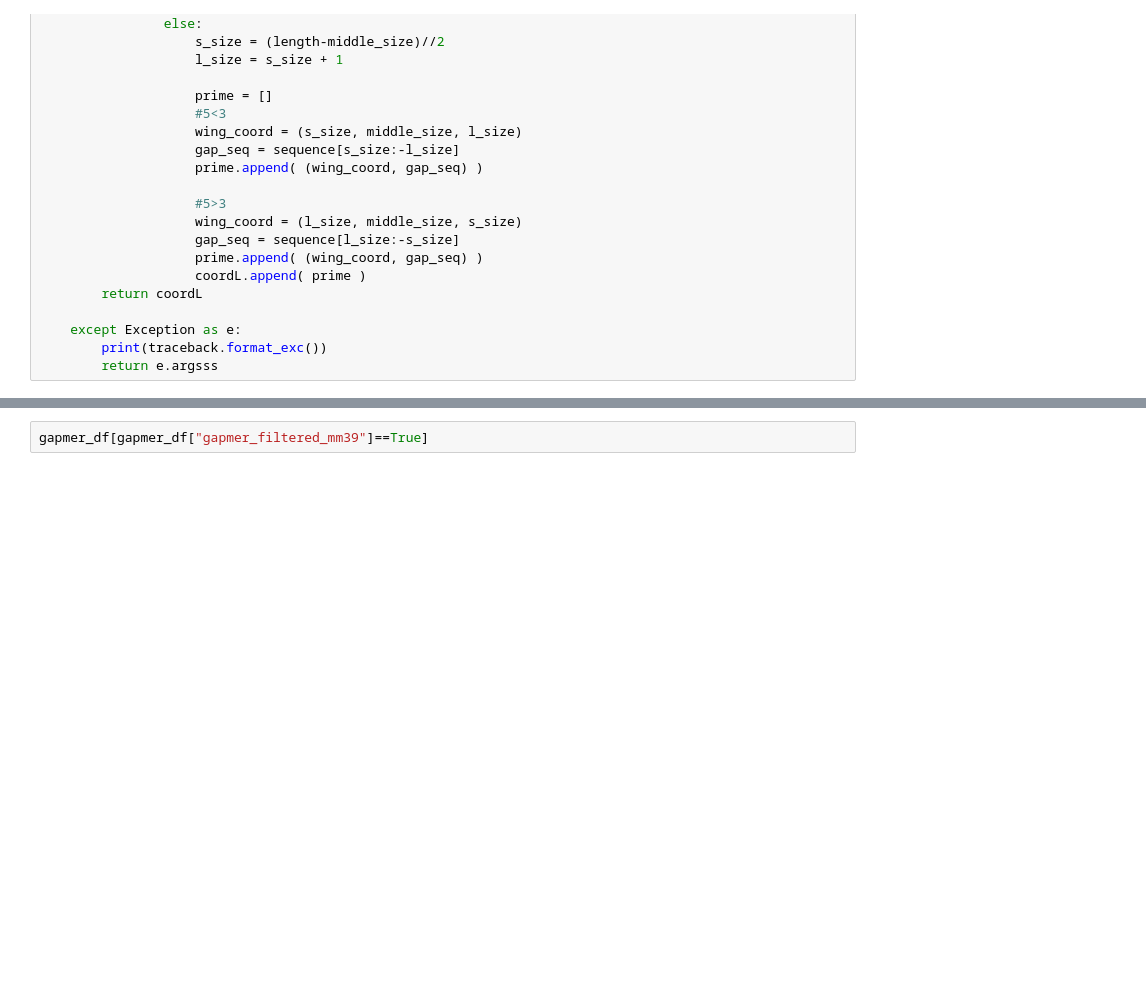
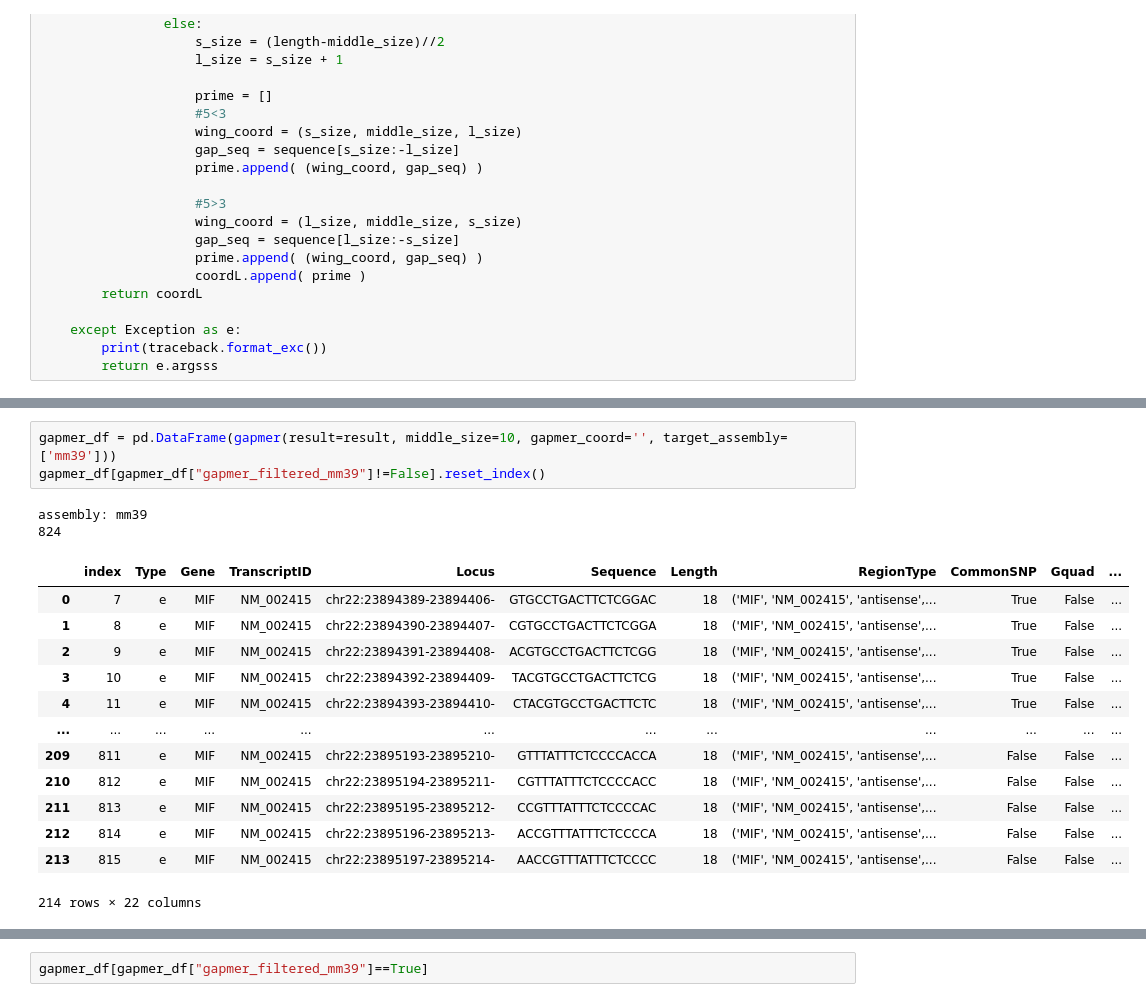
Before and after one commit to Planet-KIM/ASOPIPE, a Jupyter notebook: notebook/gapmer.ipynb, the cells around one changed output, grey strips where cells are left out. Saved outputs shown, nothing was run; the diff lists cells and outputs as text; blank space fills up the shorter version.

```diff
--- a/notebook/gapmer.ipynb
+++ b/notebook/gapmer.ipynb
@@ -196 +248,20 @@ def gapmer(result, middle_size=10, gapmer_coord='',target_assembly=["mm39"]):
+# %%
+gapmer_df = pd.DataFrame(gapmer(result=result, middle_size=10, gapmer_coord='', target_assembly=['mm39']))
+gapmer_df[gapmer_df["gapmer_filtered_mm39"]!=False].reset_index()
+# %% [output]
+assembly: mm39
+824
+|  | index | Type | Gene | TranscriptID | Locus | Sequence | Length | RegionType | CommonSNP | Gquad | ... |
+| 0 | 7 | e | MIF | NM_002415 | chr22:23894389-23894406- | GTGCCTGACTTCTCGGAC | 18 | ('MIF', 'NM_002415', 'antisense',... | True | False | ... |
+| 1 | 8 | e | MIF | NM_002415 | chr22:23894390-23894407- | CGTGCCTGACTTCTCGGA | 18 | ('MIF', 'NM_002415', 'antisense',... | True | False | ... |
+| 2 | 9 | e | MIF | NM_002415 | chr22:23894391-23894408- | ACGTGCCTGACTTCTCGG | 18 | ('MIF', 'NM_002415', 'antisense',... | True | False | ... |
+| 3 | 10 | e | MIF | NM_002415 | chr22:23894392-23894409- | TACGTGCCTGACTTCTCG | 18 | ('MIF', 'NM_002415', 'antisense',... | True | False | ... |
+| 4 | 11 | e | MIF | NM_002415 | chr22:23894393-23894410- | CTACGTGCCTGACTTCTC | 18 | ('MIF', 'NM_002415', 'antisense',... | True | False | ... |
+| ... | ... | ... | ... | ... | ... | ... | ... | ... | ... | ... | ... |
+| 209 | 811 | e | MIF | NM_002415 | chr22:23895193-23895210- | GTTTATTTCTCCCCACCA | 18 | ('MIF', 'NM_002415', 'antisense',... | False | False | ... |
+| 210 | 812 | e | MIF | NM_002415 | chr22:23895194-23895211- | CGTTTATTTCTCCCCACC | 18 | ('MIF', 'NM_002415', 'antisense',... | False | False | ... |
+| 211 | 813 | e | MIF | NM_002415 | chr22:23895195-23895212- | CCGTTTATTTCTCCCCAC | 18 | ('MIF', 'NM_002415', 'antisense',... | False | False | ... |
+| 212 | 814 | e | MIF | NM_002415 | chr22:23895196-23895213- | ACCGTTTATTTCTCCCCA | 18 | ('MIF', 'NM_002415', 'antisense',... | False | False | ... |
+| 213 | 815 | e | MIF | NM_002415 | chr22:23895197-23895214- | AACCGTTTATTTCTCCCC | 18 | ('MIF', 'NM_002415', 'antisense',... | False | False | ... |
+214 rows × 22 columns
 # %%
```
Also changed, not shown: parts of 7 cells of this notebook, 3 other files.
